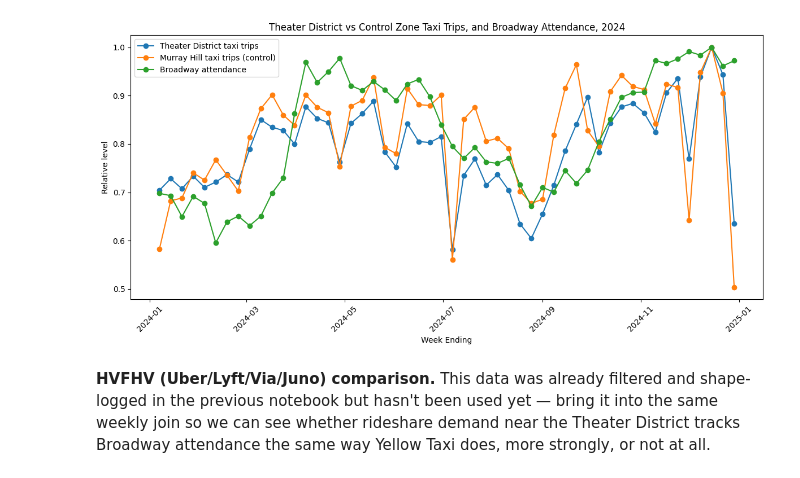
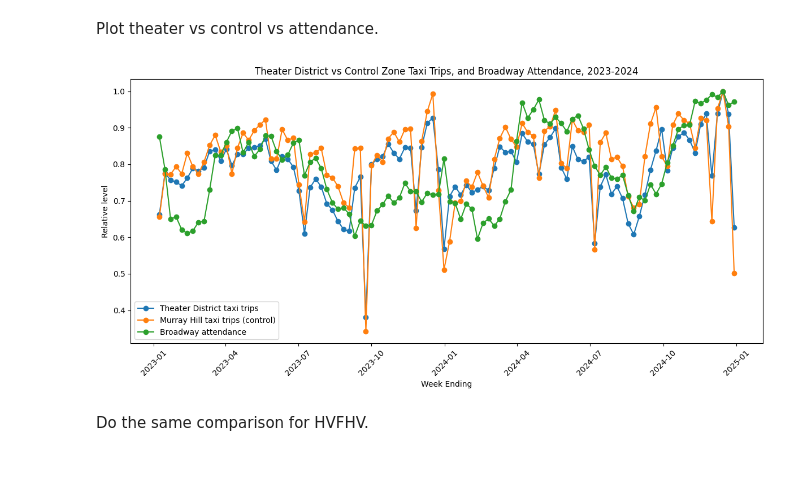
Before and after one commit to RyanChua555/Broadway_Attendance_and_NYC_Taxi_Demand, a Jupyter notebook: code/analysis.ipynb, the cells around one changed output. Drawn from its saved outputs; the diff is of its cells as text; code cells hidden in the pictures.

```diff
--- a/code/analysis.ipynb
+++ b/code/analysis.ipynb
@@ -121,26 +124,28 @@ Comparison:
+# %% [markdown]
+Plot theater vs control vs attendance.
 # %%
 control_plot_data["trips_scaled"] = (
     control_plot_data["weekly_trips"] / control_plot_data["weekly_trips"].max()
 )
 
 plt.figure(figsize=(12, 6))
 plt.plot(plot_data["week_ending"], plot_data["trips_scaled"],
          marker="o", label="Theater District taxi trips")
 plt.plot(control_plot_data["week_ending"], control_plot_data["trips_scaled"],
          marker="o", label=f"{control_zone_name} taxi trips (control)")
 plt.plot(plot_data["week_ending"], plot_data["attendance_scaled"],
          marker="o", label="Broadway attendance")
 plt.xlabel("Week Ending")
 plt.ylabel("Relative level")
-plt.title("Theater District vs Control Zone Taxi Trips, and Broadway Attendance, 2024")
+plt.title("Theater District vs Control Zone Taxi Trips, and Broadway Attendance, 2023-2024")
 plt.xticks(rotation=45)
 plt.legend()
 plt.tight_layout()
 plt.show()
 # %% [output]
-[figure, old version]
+[figure, new version]
 # %% [markdown]
-**HVFHV (Uber/Lyft/Via/Juno) comparison.** This data was already filtered and shape-logged in the previous notebook but hasn't been used yet — bring it into the same weekly join so we can see whether rideshare demand near the Theater District tracks Broadway attendance the same way Yellow Taxi does, more strongly, or not at all.
+Do the same comparison for HVFHV.
 # %%
 fhvhv_pearson_r, fhvhv_pearson_p = stats.pearsonr(
     fhvhv_plot_data["weekly_trips"], fhvhv_plot_data["attendance"]
```
Also changed, not shown: parts of 44 cells of this notebook, 17 other files.
